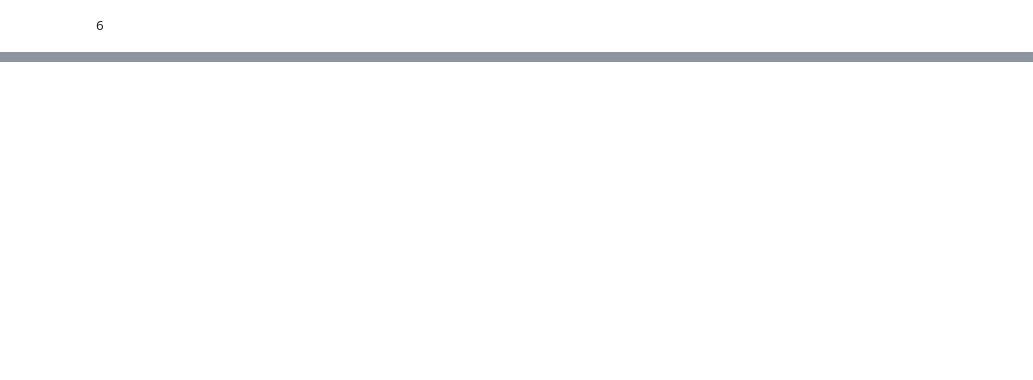
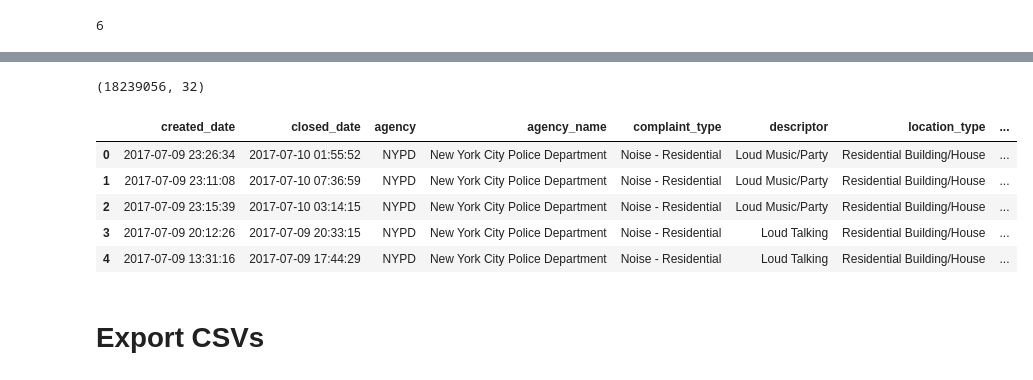
Before and after one commit to rab175/311_Project, a Jupyter notebook: Data_Import_Cleaning.ipynb, the cells around one changed output, grey strips where cells are left out. Cells and saved outputs as stored; diff of their text form; code cells hidden in the pictures; blank space fills up the shorter version.

```diff
--- a/Data_Import_Cleaning.ipynb
+++ b/Data_Import_Cleaning.ipynb
@@ -633,0 +614,3 @@ df.to_csv('data/top_agencies_clean.csv')
+# %%
+census_data = census_data.dropna()
+census_data.info()
@@ -633,0 +641,5 @@ df.to_csv('data/top_agencies_clean.csv')
+# %%
+census_data.zip_code = census_data.zip_code.astype('str')
+# %%
+census_zips = list(census_data.zip_code.values)
+census_zips
@@ -633,0 +664,17 @@ df.to_csv('data/top_agencies_clean.csv')
+# %%
+df = df[df['new_zip'].isin(census_zips)]
+df.shape
+# %% [output]
+(18239056, 32)
+# %%
+df = df.join(census_data.set_index('zip_code'), on='new_zip')
+df.head()
+# %% [output]
+|  | created_date | closed_date | agency | agency_name | complaint_type | descriptor | location_type | ... |
+| 0 | 2017-07-09 23:26:34 | 2017-07-10 01:55:52 | NYPD | New York City Police Department | Noise - Residential | Loud Music/Party | Residential Building/House | ... |
+| 1 | 2017-07-09 23:11:08 | 2017-07-10 07:36:59 | NYPD | New York City Police Department | Noise - Residential | Loud Music/Party | Residential Building/House | ... |
+| 2 | 2017-07-09 23:15:39 | 2017-07-10 03:14:15 | NYPD | New York City Police Department | Noise - Residential | Loud Music/Party | Residential Building/House | ... |
+| 3 | 2017-07-09 20:12:26 | 2017-07-09 20:33:15 | NYPD | New York City Police Department | Noise - Residential | Loud Talking | Residential Building/House | ... |
+| 4 | 2017-07-09 13:31:16 | 2017-07-09 17:44:29 | NYPD | New York City Police Department | Noise - Residential | Loud Talking | Residential Building/House | ... |
+# %% [markdown]
+# Export CSVs
```
Also changed, not shown: parts of 84 cells of this notebook, 1 other file.
